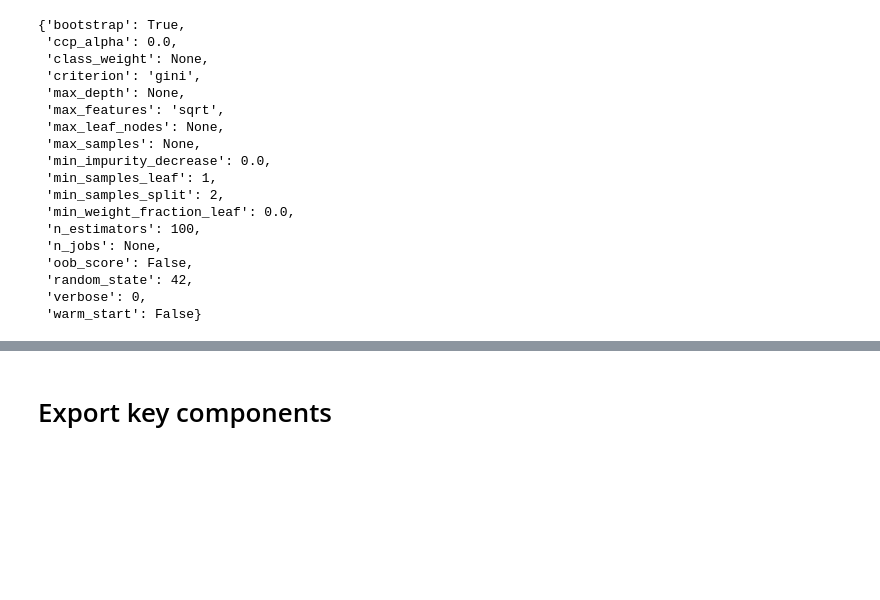
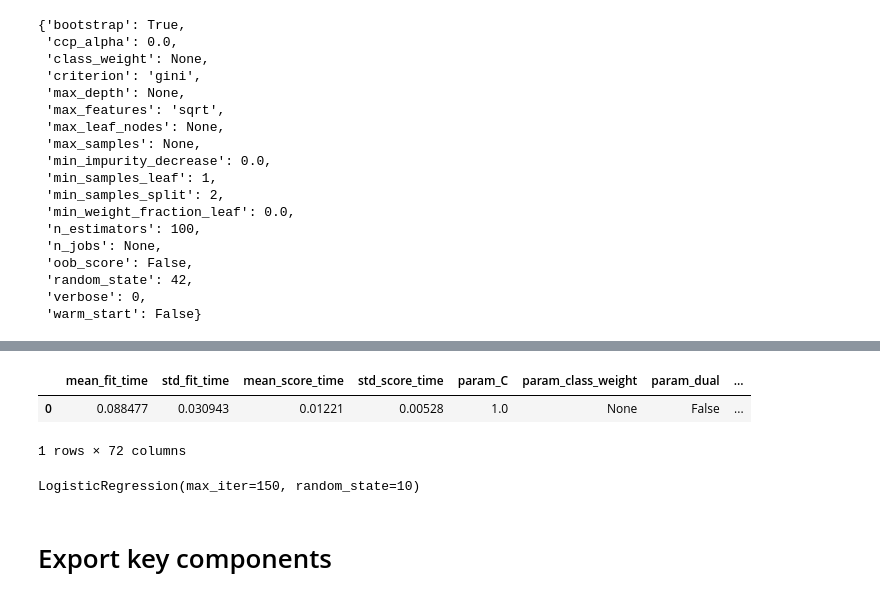
Before and after one commit to muchaimaryanne/Telco-Customer-Churn, a Jupyter notebook: Customer_churn_prediction.ipynb, the cells around one changed output, grey strips where cells are left out. Cells and saved outputs as stored; diff of their text form; code cells hidden in the pictures; blank space fills up the shorter version.

```diff
--- a/Customer_churn_prediction.ipynb
+++ b/Customer_churn_prediction.ipynb
@@ -1436,0 +1580,30 @@ AttributeError: ignored
+# %%
+parameters = {'C': [1.0],
+ 'class_weight': [None],
+ 'dual': [False],
+ 'fit_intercept': [True],
+ 'intercept_scaling': [1],
+ 'l1_ratio': [None],
+ 'max_iter': [150],
+ 'multi_class': ['auto'],
+ 'n_jobs': [None],
+ 'penalty': ['l2'],
+ 'random_state': [10],
+ 'solver': ['lbfgs'],
+ 'tol': [0.0001],
+ 'verbose': [0],
+ 'warm_start': [False]
+
+ }
+# %%
+# instantiate the Searcher
+searcher = GridSearchCV(
+    estimator=models_trained[2],
+    param_grid=parameters,
+    scoring=['accuracy', 'f1', 'precision', 'recall'],
+    refit='precision',
+    cv=10,
+    verbose=3
+)
+# %%
+searcher.fit(X_train, y_train)
@@ -1436,0 +1632,11 @@ AttributeError: ignored
+# %%
+search_history = pd.DataFrame(searcher.cv_results_)
+search_history
+# %% [output]
+|  | mean_fit_time | std_fit_time | mean_score_time | std_score_time | param_C | param_class_weight | param_dual | ... |
+| 0 | 0.088477 | 0.030943 | 0.01221 | 0.00528 | 1.0 | None | False | ... |
+1 rows × 72 columns
+# %%
+searcher.best_estimator_
+# %% [output]
+LogisticRegression(max_iter=150, random_state=10)
```
Also changed, not shown: parts of 19 cells of this notebook.
